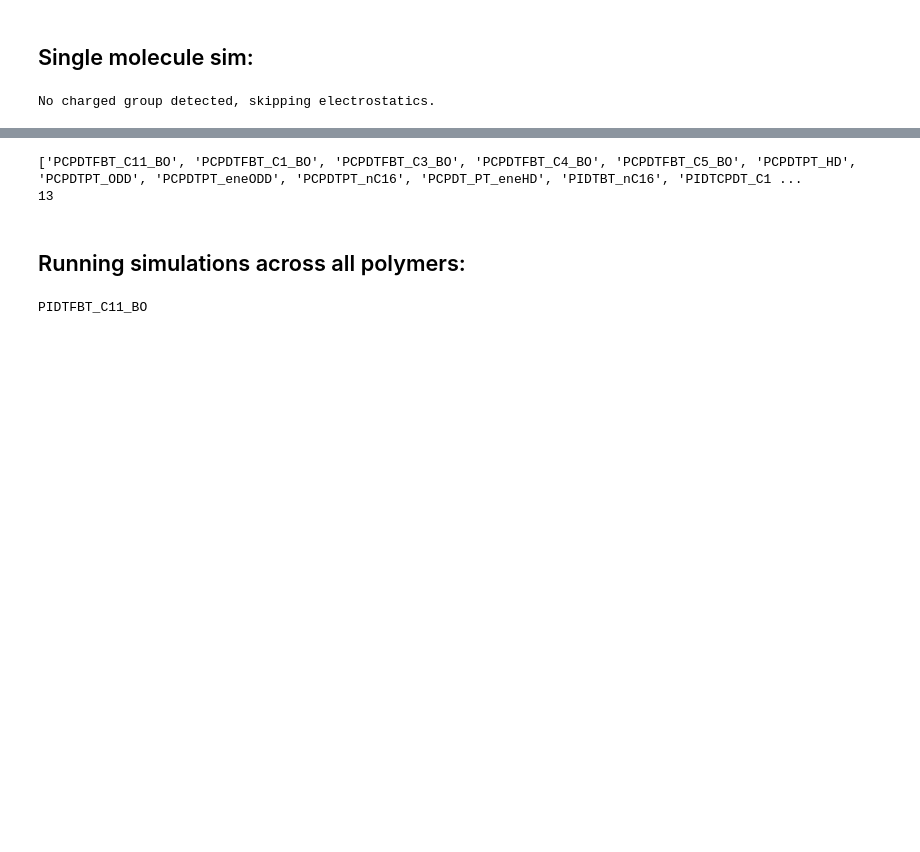
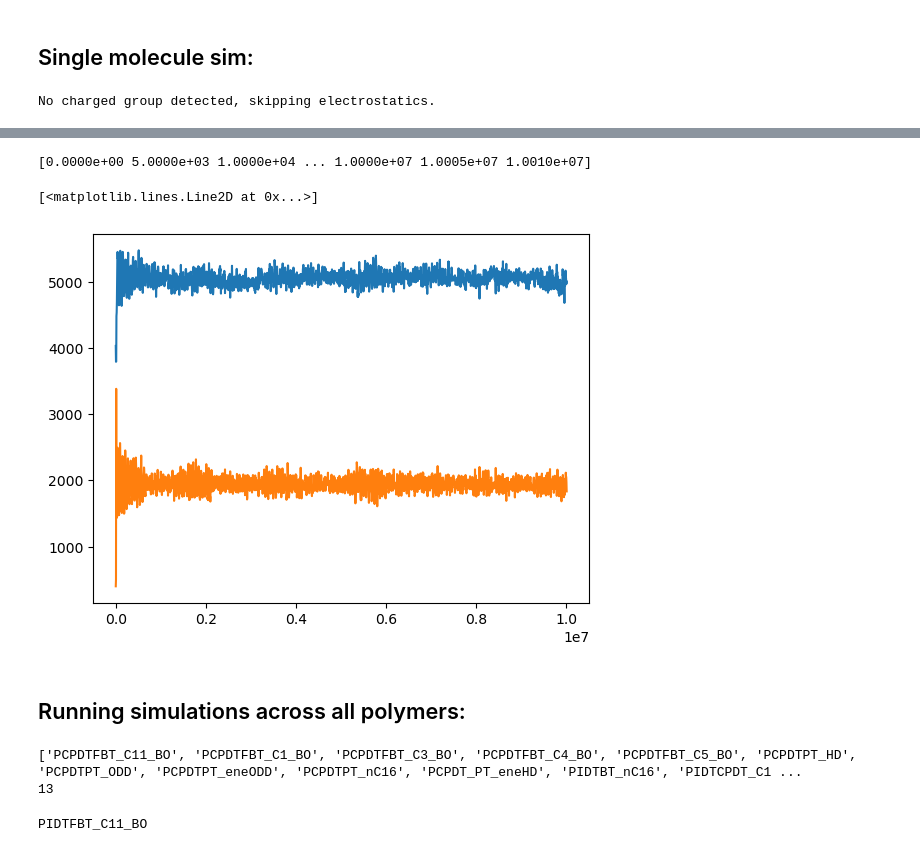
Before and after one commit to cmelab/pl-validation, a Jupyter notebook: poly_min_working_example.ipynb, the cells around one changed output, grey strips where cells are left out. Drawn from its saved outputs; the diff is of its cells as text; code cells hidden in the pictures; blank space fills up the shorter version.

```diff
--- a/poly_min_working_example.ipynb
+++ b/poly_min_working_example.ipynb
@@ -76,3 +152,21 @@ Step 9990 of 10000; TPS: 6104.22; ETA: 0.0 minutes
+# %%
+data = np.genfromtxt("fixed_log.txt", names=True)
+pe = data["mdcomputeThermodynamicQuantitiespotential_energy"]
+ke = data["mdcomputeThermodynamicQuantitieskinetic_energy"]
+ts = data["flowermdbasesimulationSimulationtimestep"]
+# %%
+print(ts)
+# %% [output]
+[0.0000e+00 5.0000e+03 1.0000e+04 ... 1.0000e+07 1.0005e+07 1.0010e+07]
+# %%
+plt.plot(ts,pe)
+# plt.xlim(0,10000)
+plt.plot(ts,ke)
+# %% [output]
+[<matplotlib.lines.Line2D at 0x...>]
+[figure, added]
+# %% [markdown]
+## Running simulations across all polymers:
 # %%
 # Sorted list of polymer mol2 and xml files so they're in the same order (change number of mers here)
 molecule_list = sorted(glob.glob("/home/jbieri/CME_lab/repos/pl-validation/mol2/10_mers/"+"*.mol2"))
@@ -85,8 +179,6 @@ print(len(key_list))
 # %% [output]
 ['PCPDTFBT_C11_BO', 'PCPDTFBT_C1_BO', 'PCPDTFBT_C3_BO', 'PCPDTFBT_C4_BO', 'PCPDTFBT_C5_BO', 'PCPDTPT_HD', 'PCPDTPT_ODD', 'PCPDTPT_eneODD', 'PCPDTPT_nC16', 'PCPDT_PT_eneHD', 'PIDTBT_nC16', 'PIDTCPDT_C1 ...
 13
-# %% [markdown]
-## Running simulations across all polymers:
 # %%
 # Ensure mer folder matches number of mers in the chains
 for i in range(len(molecule_list)):
```
Also changed, not shown: parts of 9 cells of this notebook, 7 other files.
